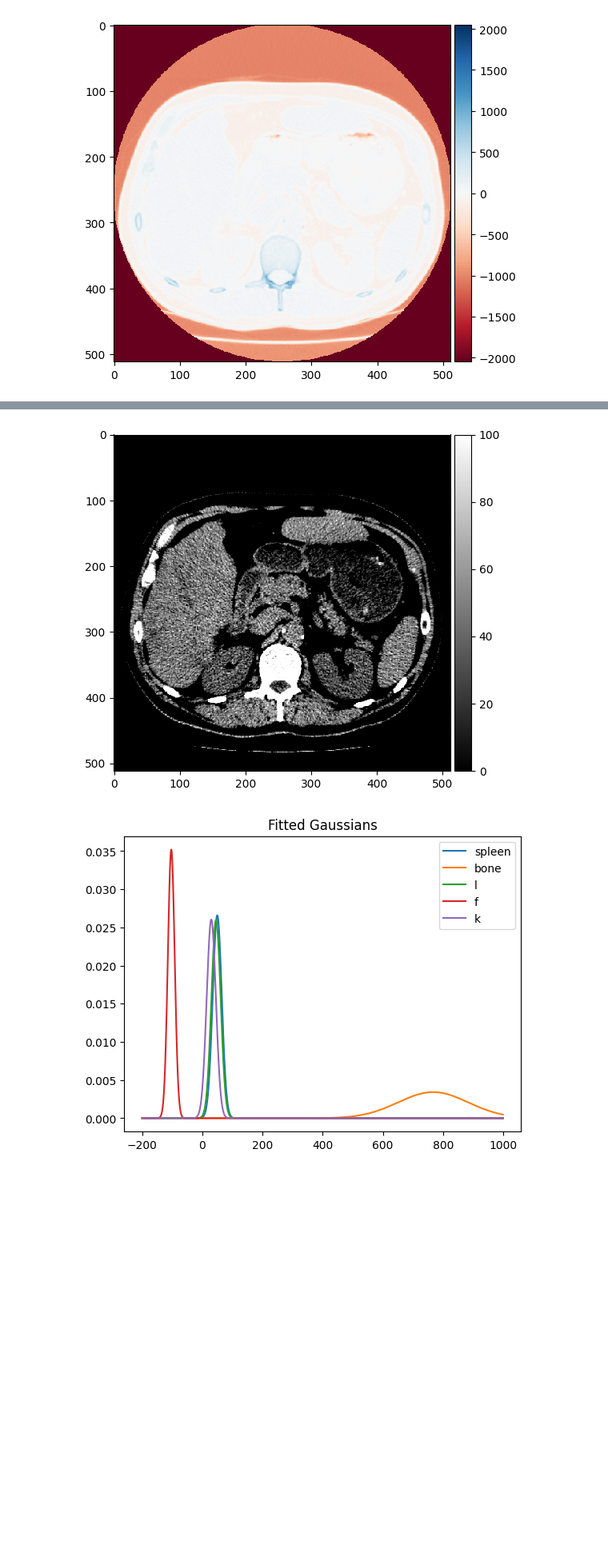
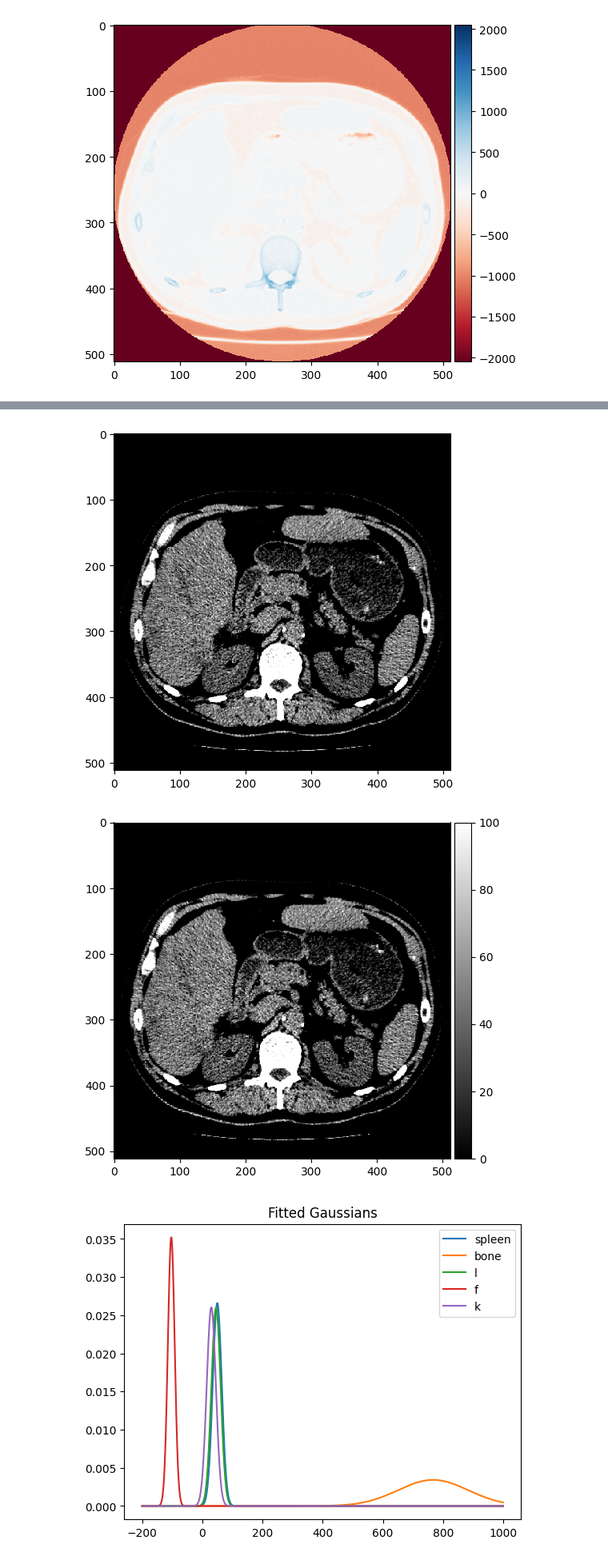
Before and after one commit to MikkelDitlevOlsen1/image_notes, a Jupyter notebook: notar/ex_6.ipynb, the cells around one changed output, grey strips where cells are left out. Shown at 80% size. Drawn from its saved outputs; the diff is of its cells as text; code cells hidden in the pictures; blank space fills up the shorter version.

```diff
--- a/notar/ex_6.ipynb
+++ b/notar/ex_6.ipynb
@@ -31,3 +31,5 @@ d_img=l.load_dicom("../data/data2/Training.dcm")
 int16
 1114
 [figure]
+# %%
+scaled_img=f.grayscale_mask(d_img,0,100)
@@ -34,8 +41,11 @@ int16
 # %%
+io.imshow(scaled_img)
+io.show()
 io.imshow(d_img, vmin=0, vmax=100, cmap='gray')
 io.show()
 # %% [output]
-[figure, old version]
+[figure, new version]
+[figure, added]
 # %%
 dir1="../data/data2/BoneROI.png"
 im_b= io.imread(dir1)
```
Also changed, not shown: parts of 9 cells of this notebook, 3 other files.
